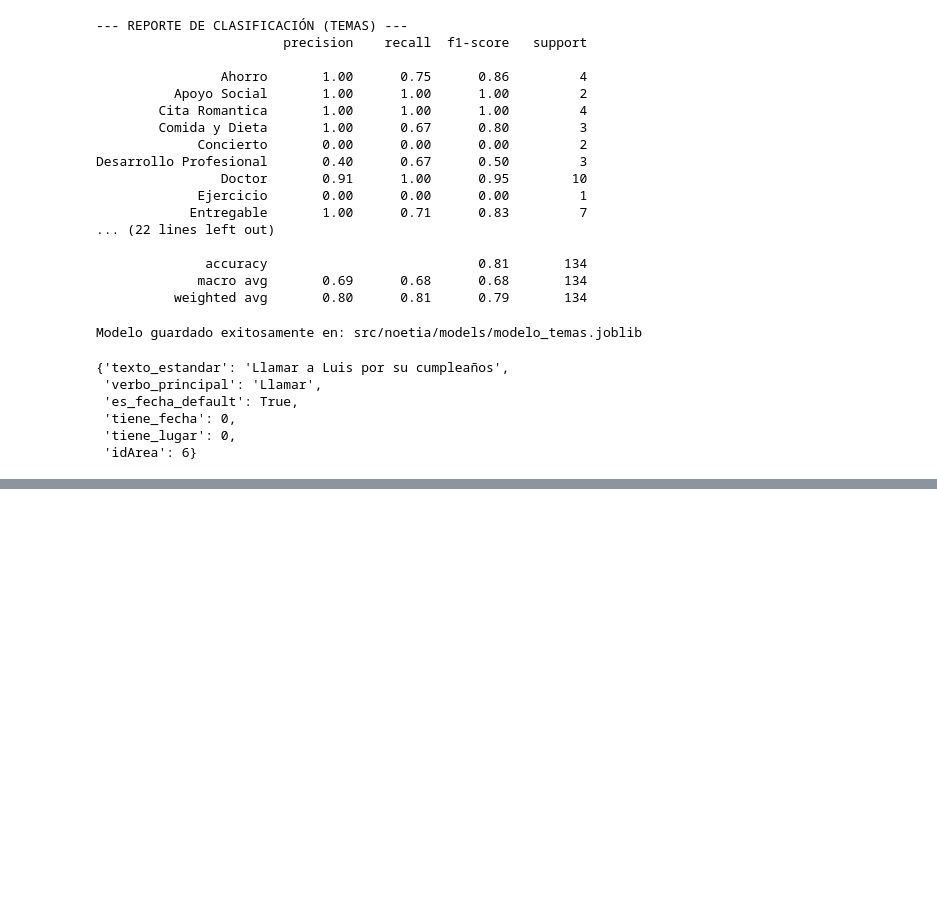
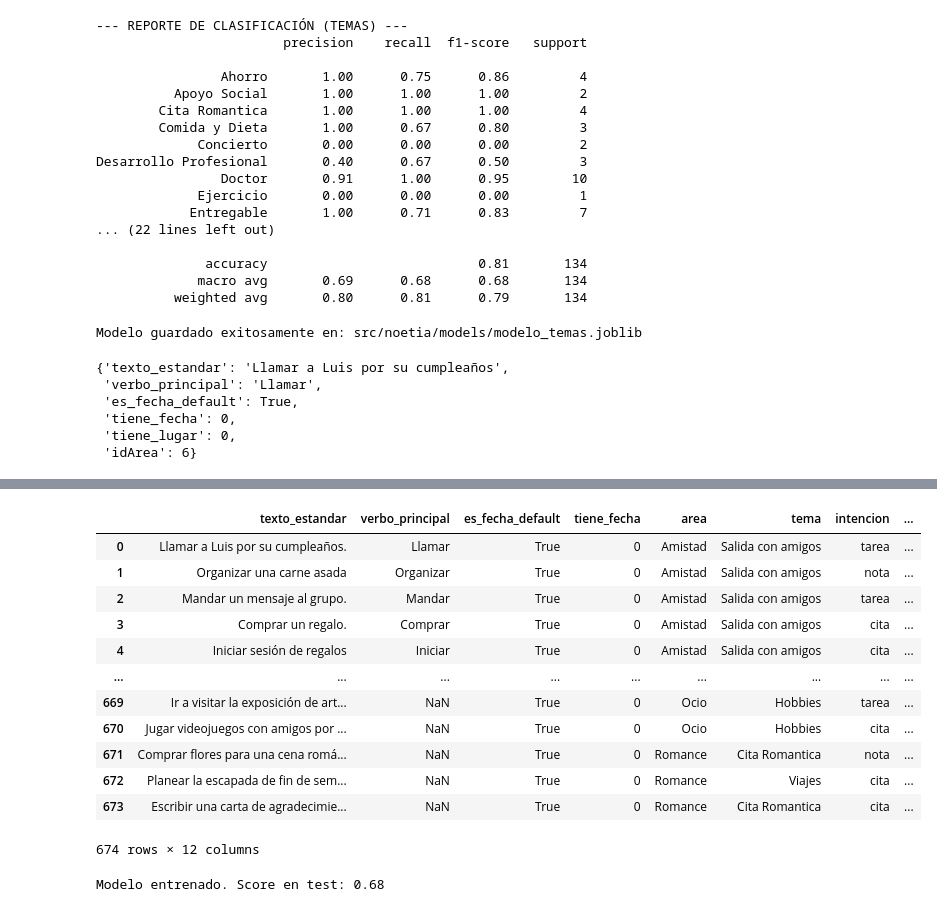
Before and after one commit to Marielle-Machado28/NoetIA, a Jupyter notebook: noetai-eda/eda_noetai.ipynb, the cells around one changed output, grey strips where cells are left out. Saved outputs shown, nothing was run; the diff lists cells and outputs as text; code cells hidden in the pictures; blank space fills up the shorter version.

Commit message:
modelo intencion

```diff
--- a/noetai-eda/eda_noetai.ipynb
+++ b/noetai-eda/eda_noetai.ipynb
@@ -1997,0 +1992,10 @@ print(registro_para_temas)
+# %%
+# 1. Traer el mapeo real de tu base de datos
+conn = sqlite3.connect('../sql/noetia.db')
+df_intencion_db = pd.read_sql("SELECT idClasificacion, tipoFinal FROM clasificacion where idClasificacion <= 3", conn)
+conn.close()
+
+# Crear un diccionario para convertir rápido: {'Amistad': 1, 'Salud': 2...}
+mapeo_nombres_intencion_a_id = dict(zip(df_intencion_db['tipoFinal'], df_intencion_db['idClasificacion']))
+
+mapeo_nombres_intencion_a_id
@@ -1997,0 +2063,16 @@ print(registro_para_temas)
+# %%
+df_capa2
+# %% [output]
+|  | texto_estandar | verbo_principal | es_fecha_default | tiene_fecha | area | tema | intencion | ... |
+| 0 | Llamar a Luis por su cumpleaños. | Llamar | True | 0 | Amistad | Salida con amigos | tarea | ... |
+| 1 | Organizar una carne asada | Organizar | True | 0 | Amistad | Salida con amigos | nota | ... |
+| 2 | Mandar un mensaje al grupo. | Mandar | True | 0 | Amistad | Salida con amigos | tarea | ... |
+| 3 | Comprar un regalo. | Comprar | True | 0 | Amistad | Salida con amigos | cita | ... |
+| 4 | Iniciar sesión de regalos | Iniciar | True | 0 | Amistad | Salida con amigos | cita | ... |
+| ... | ... | ... | ... | ... | ... | ... | ... | ... |
+| 669 | Ir a visitar la exposición de art... | NaN | True | 0 | Ocio | Hobbies | tarea | ... |
+| 670 | Jugar videojuegos con amigos por ... | NaN | True | 0 | Ocio | Hobbies | cita | ... |
+| 671 | Comprar flores para una cena romá... | NaN | True | 0 | Romance | Cita Romantica | nota | ... |
+| 672 | Planear la escapada de fin de sem... | NaN | True | 0 | Romance | Viajes | cita | ... |
+| 673 | Escribir una carta de agradecimie... | NaN | True | 0 | Romance | Cita Romantica | cita | ... |
+674 rows × 12 columns
@@ -1997,0 +2112,7 @@ print(registro_para_temas)
+# %%
+pipeline_intencion.fit(X_train, y_train)
+
+# 3. Validamos
+print(f"Modelo entrenado. Score en test: {pipeline_intencion.score(X_test, y_test):.2f}")
+# %% [output]
+Modelo entrenado. Score en test: 0.68
```
Also changed, not shown: parts of 11 cells of this notebook, 3 other files.
